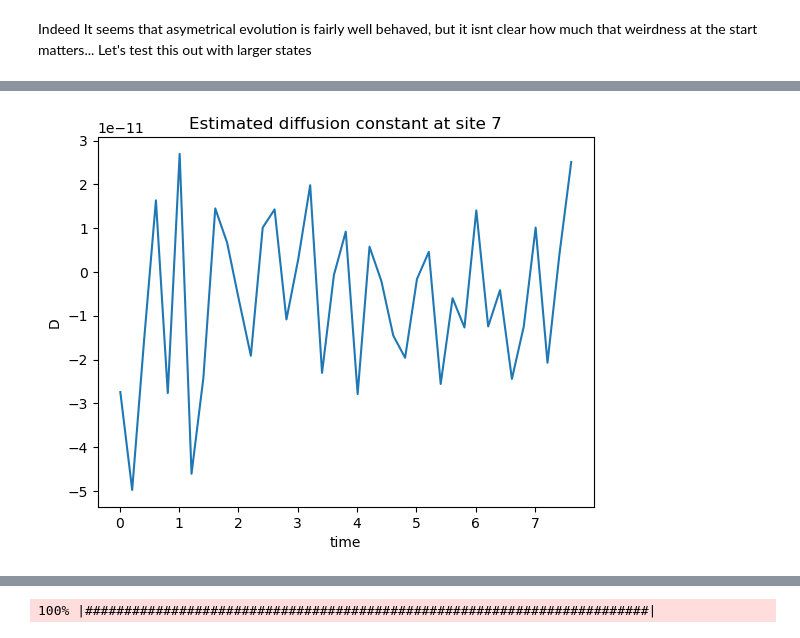
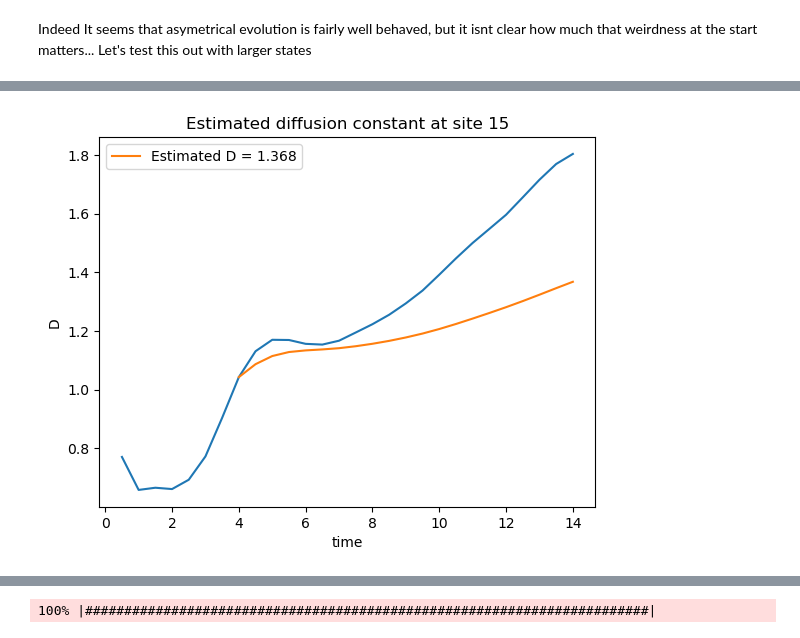
Before and after one commit to OscarCharlieST/quantum-tensor, a Jupyter notebook: active.ipynb, the cells around one changed output, grey strips where cells are left out. Drawn from its saved outputs; the diff is of its cells as text; code cells hidden in the pictures.

```diff
--- a/active.ipynb
+++ b/active.ipynb
@@ -626,0 +712,8 @@ asym_state = copy.deepcopy(indirect_state)
+# %%
+
+import matplotlib.pyplot as plt
+fig, ax = plt.subplots(1,1)
+ax.plot(list(H_1_expecs.keys()), list(H_1_expecs.values()))
+ax.set_xlabel('site')
+ax.set_ylabel('Energy expectation')
+ax.set_title('Single site method')
@@ -635,5 +733,13 @@ print(f"Overlap of asym state with initial: {states.overlap(asym_state, indirect
 # %%
 import qtensor.visualise as vis
-H_terms = ops.extensive_as_terms(H_thf)
-ts, Es = vis.plot_energy_density_evolution(asym_hist, H_terms, t_f=8, block_len=10)
+
+# H_terms = ops.extensive_as_terms(H_thf)
+# expect_func = lambda state, term : np.real(ops.local_expect(state, term))
+
+H_terms = ops.extensive_as_terms(H)
+expect_func = lambda state, term : np.real(thf.single_copy_expectation(state, term))
+
+ts, Es = vis.plot_energy_density_evolution(asym_hist, H_terms,
+                                           t_f=100, block_len=1,
+                                           expectation_func=expect_func)
 # %% [output]
@@ -641,42 +747,67 @@ ts, Es = vis.plot_energy_density_evolution(asym_hist, H_terms, t_f=8, block_len=
 # %%
 import matplotlib.pyplot as plt
 
-def estimate_D(times, E_profiles, site=-1, t_f=None):
+def estimate_D(times, E_profiles, site=-1, t_f=None, **kwargs):
     """
     Takes the outputs of visualise.plot_energy_density_evolution
     Returns an estimate of the diffusion constant by considering the curvature at (site)
     if site==-1, uses site at centre of chain
     """
     if site==-1:
         L = E_profiles[0].shape[0]
         site = L//2
 
     if t_f:
         times = np.array(times)
         times = times[times<t_f]
-    curvature = {}
-    rate = {}
-    D = {}
-    for i in range(len(times)-1):
-        t1, t2 = times[i], times[i+1]
-        El, Ec, Er = [E_profiles[i][site+j, 1] for j in [-1, 0, 1]]
-        El2, Ec2, Er2 = [E_profiles[i+1][site+j, 1] for j in [-1, 0, 1]]
-        grad_sq_E = El + Er - 2*Ec
-        grad_sq_E2 = El2 + Er2 - 2*Ec2
-        E_bar = (El+Ec+Er)/3
-        E2_bar = (El2+Ec2+Er2)/3
-        curvature[t1] = (grad_sq_E + grad_sq_E2) / 2
-        rate[t1] = (E2_bar - E_bar) / (t2 - t1)
-        D[t1] = rate[t1] / curvature[t1]
+
+    rate = {t : (E_profiles[i+1][site,1] - E_profiles[i][site,1]) / (times[i+1] - times[i])
+            for i, t in enumerate(times[:-1])}
+    if 'wavevector' in kwargs:
+        amp = {t : (max(E_profiles[i][:,1]) - min(E_profiles[i][:,1]))/2 for i, t in enumerate(times)}
+        k = kwargs['wavevector']
+        curvature = {t: amp[t] * k**2 for t in rate.keys()}
+    elif 'window_size' in kwargs:
+        w = kwargs['window_size']
+        curvature = {}
+        for i in range(len(times)-1):
+            grad_sq_E = 0
+            for m in range(w//2):
+                El, Ec, Er = [E_profiles[i][site+m+j, 1] for j in [-1, 0, 1]]
+                grad_sq_E += El + Er - 2*Ec
+                El, Ec, Er = [E_profiles[i][site-m+j, 1] for j in [-1, 0, 1]]
+                grad_sq_E += El + Er - 2*Ec
+            grad_sq_E /= 2*(w//2)
+            curvature[times[i]] = grad_sq_E
+    else:
+        curvature = {}
+        for i in range(len(times)-1):
+            El, Ec, Er = [E_profiles[i][site+j, 1] for j in [-1, 0, 1]]
+            grad_sq_E = El + Er - 2*Ec
+            curvature[times[i]] = grad_sq_E
+
+    D = {t: rate[t] / curvature[t] for t in rate.keys()}
+
+
 
     fig, ax = plt.subplots(1,1)
     ax.set_xlabel('time')
     ax.set_ylabel('D')
     ax.set_title(f"Estimated diffusion constant at site {site}")
     ax.plot(D.keys(), D.values())
+
+    if 't_average' in kwargs:
+        t_avg = kwargs['t_average']
+        D_to_avg = np.array([D[t] for t in D if t >= t_avg])
+        D_avg = np.cumsum(D_to_avg) / np.arange(1, len(D_to_avg)+1)
+
+        ax.plot([t for t in D if t >= t_avg], D_avg, label=f'Estimated D = {D_avg[-1]:.3f}')
+        ax.legend()
+
+
     return D
 
-D = estimate_D(ts, Es, t_f=8)
+D = estimate_D(ts, Es, t_f=15, t_average=4, wavevector=k)
 # %% [output]
-[figure, old version]
+[figure, new version]
 # %%
```
Also changed, not shown: parts of 43 cells of this notebook, 12 other files.
